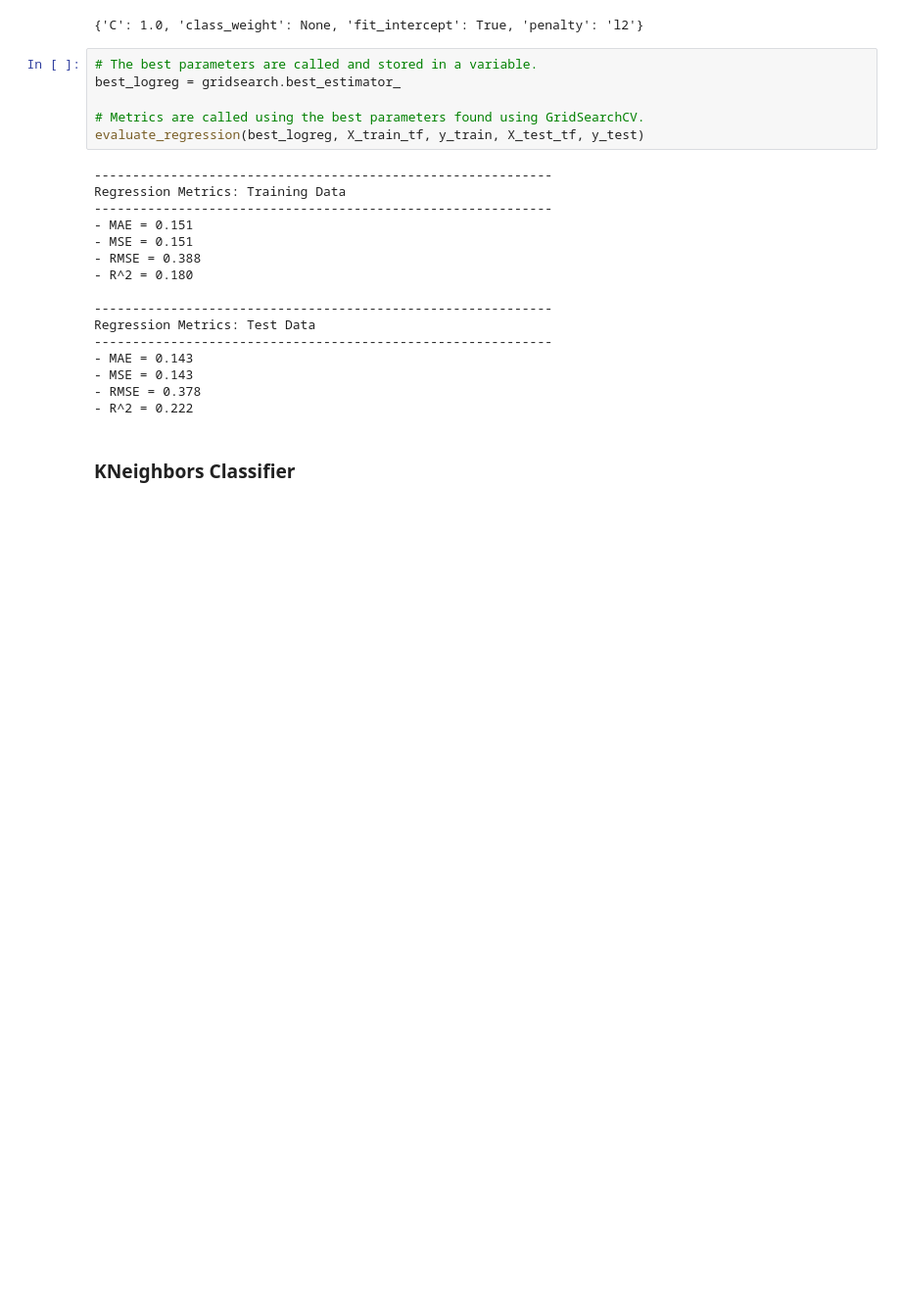
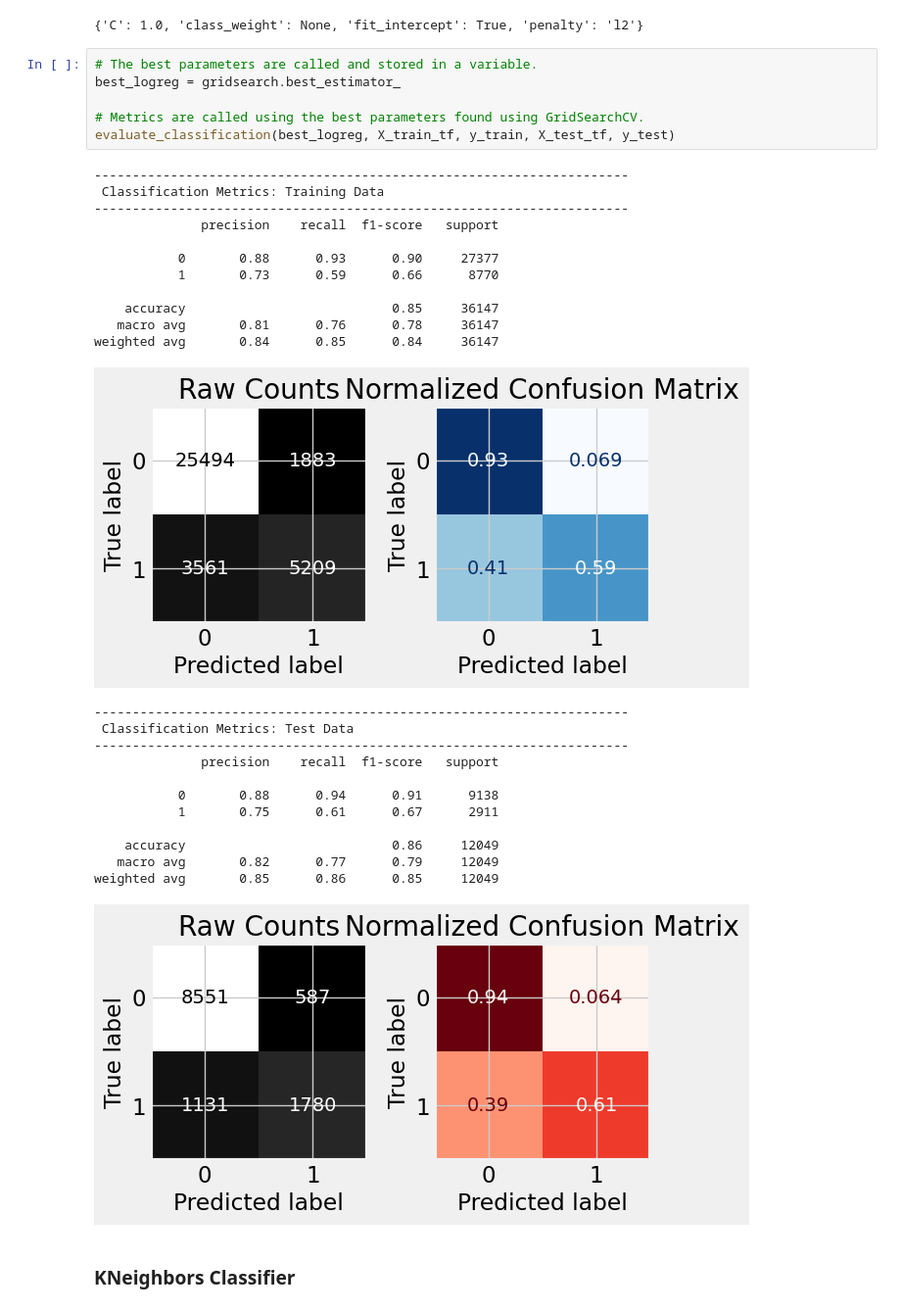
Before and after one commit to NemesisCrociata/Prediction-of-Adult-Income, a Jupyter notebook: Prediction_of_Adult_Income.ipynb, the cells around one changed output. Shown at 98% size. Drawn from its saved outputs; the diff is of its cells as text; blank space fills up the shorter version.

```diff
--- a/Prediction_of_Adult_Income.ipynb
+++ b/Prediction_of_Adult_Income.ipynb
@@ -1302,25 +1327,34 @@ gridsearch.best_params_
 # %%
 # The best parameters are called and stored in a variable.
 best_logreg = gridsearch.best_estimator_
 
 # Metrics are called using the best parameters found using GridSearchCV.
-evaluate_regression(best_logreg, X_train_tf, y_train, X_test_tf, y_test)
+evaluate_classification(best_logreg, X_train_tf, y_train, X_test_tf, y_test)
 # %% [output]
-------------------------------------------------------------
-Regression Metrics: Training Data
-------------------------------------------------------------
-- MAE = 0.151
-- MSE = 0.151
-- RMSE = 0.388
-- R^2 = 0.180
+----------------------------------------------------------------------
+ Classification Metrics: Training Data
+----------------------------------------------------------------------
+              precision    recall  f1-score   support
 
-------------------------------------------------------------
-Regression Metrics: Test Data
-------------------------------------------------------------
-- MAE = 0.143
-- MSE = 0.143
-- RMSE = 0.378
-- R^2 = 0.222
+           0       0.88      0.93      0.90     27377
+           1       0.73      0.59      0.66      8770
+
+    accuracy                           0.85     36147
+   macro avg       0.81      0.76      0.78     36147
+weighted avg       0.84      0.85      0.84     36147
+[figure, added]
+----------------------------------------------------------------------
+ Classification Metrics: Test Data
+----------------------------------------------------------------------
+              precision    recall  f1-score   support
+
+           0       0.88      0.94      0.91      9138
+           1       0.75      0.61      0.67      2911
+
+    accuracy                           0.86     12049
+   macro avg       0.82      0.77      0.79     12049
+weighted avg       0.85      0.86      0.85     12049
+[figure, added]
 # %% [markdown]
 ### KNeighbors Classifier
 # %%
```
Also changed, not shown: parts of 9 cells of this notebook.
